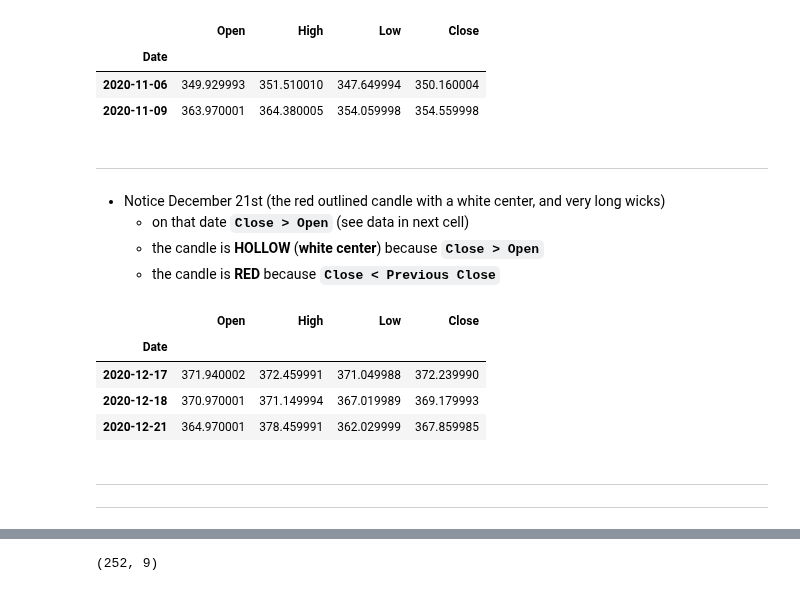
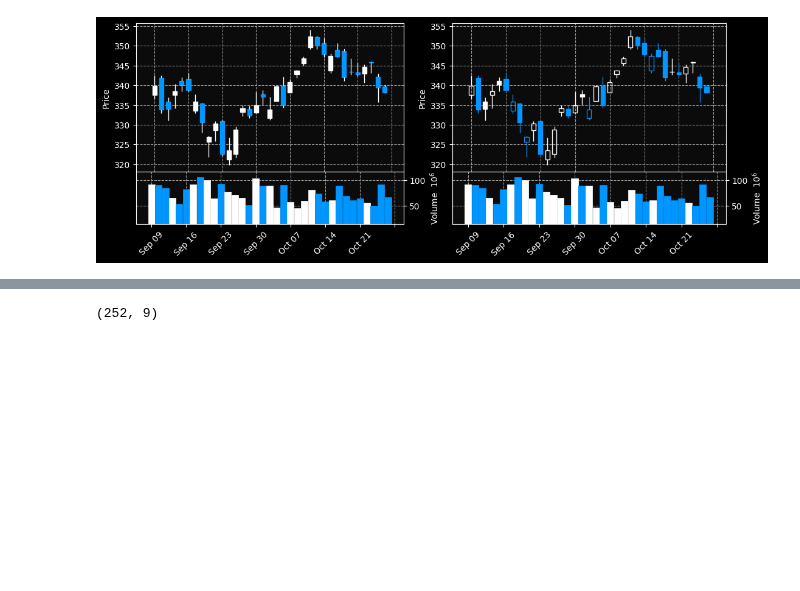
Before and after one commit to matplotlib/mplfinance, a Jupyter notebook: examples/hollow_and_filled_candles.ipynb, the cells around one changed output, grey strips where cells are left out. Drawn from its saved outputs; the diff is of its cells as text; code cells hidden in the pictures; blank space fills up the shorter version.

```diff
--- a/examples/hollow_and_filled_candles.ipynb
+++ b/examples/hollow_and_filled_candles.ipynb
@@ -96,24 +88,25 @@ mpf.plot(df,type='hollow_candle',style='checkers',addplot=ap,
-# %%
-df.loc['11/6/2020':'11/9/2020',['Open','High','Low','Close']]
-# %% [output]
-|  | Open | High | Low | Close |
-| Date |  |  |  |  |
-| 2020-11-06 | 349.929993 | 351.510010 | 347.649994 | 350.160004 |
-| 2020-11-09 | 363.970001 | 364.380005 | 354.059998 | 354.559998 |
-# %% [markdown]
----
-- Notice December 21st (the red outlined candle with a white center, and very long wicks)
-  - on that date **`Close > Open`** (see data in next cell)
-  - the candle is **HOLLOW** (**white center**) because **`Close > Open`**
-  - the candle is **RED** because **`Close < Previous Close`**
-# %%
-df.loc['12/17/2020':'12/21/2020',['Open','High','Low','Close']]
-# %% [output]
-|  | Open | High | Low | Close |
-| Date |  |  |  |  |
-| 2020-12-17 | 371.940002 | 372.459991 | 371.049988 | 372.239990 |
-| 2020-12-18 | 370.970001 | 371.149994 | 367.019989 | 369.179993 |
-| 2020-12-21 | 364.970001 | 378.459991 | 362.029999 | 367.859985 |
-# %% [markdown]
----
----
+# %%
+%%capture
+fig = mpf.figure(style='yahoo',figsize=(10,3.75))
+fig = mpf.figure(style='nightclouds',figsize=(10,3.75))
+#fig = mpf.figure(style='yahoo',figsize=(10,5.75))
+ax1 = fig.add_axes([0.0,0.28,0.44,0.65])
+ax2 = fig.add_axes([0.0,0.05,0.44,0.23])
+
+ax1.tick_params(axis='x',labelbottom=False)
+ax2.yaxis.set_label_position('right')
+ax2.yaxis.tick_right()
+
+
+ax3 = fig.add_axes([0.52,0.28,0.45,0.65])
+ax4 = fig.add_axes([0.52,0.05,0.45,0.23])
+
+ax3.tick_params(axis='x',labelbottom=False)
+ax4.yaxis.set_label_position('right')
+ax4.yaxis.tick_right()
+# %%
+mpf.plot(df,ax=ax1,volume=ax2,type='candle')
+mpf.plot(df,ax=ax3,volume=ax4,type='hollow_candle')
+fig
+# %% [output]
+[figure, added]
```
Also changed, not shown: parts of 30 cells of this notebook.
